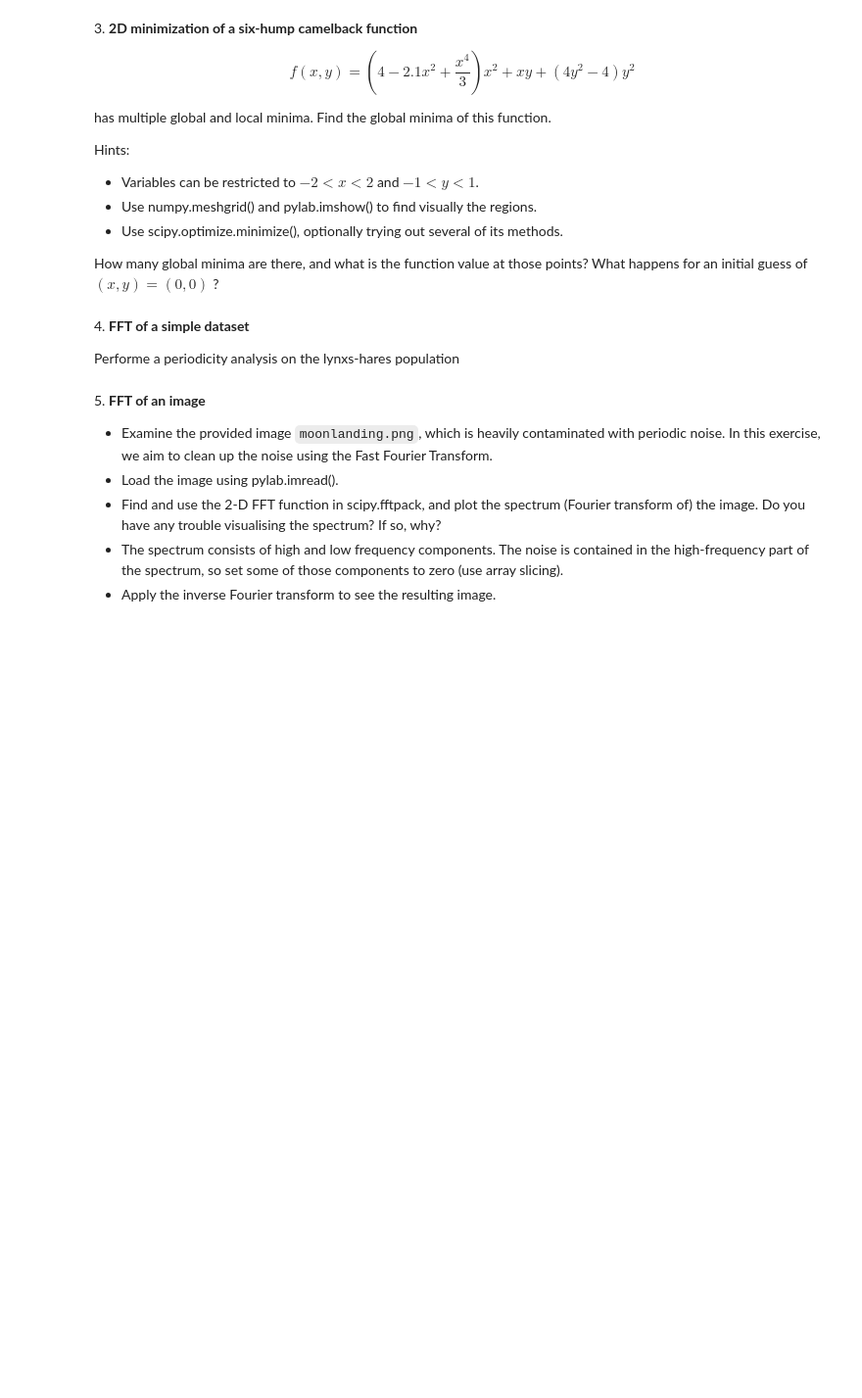
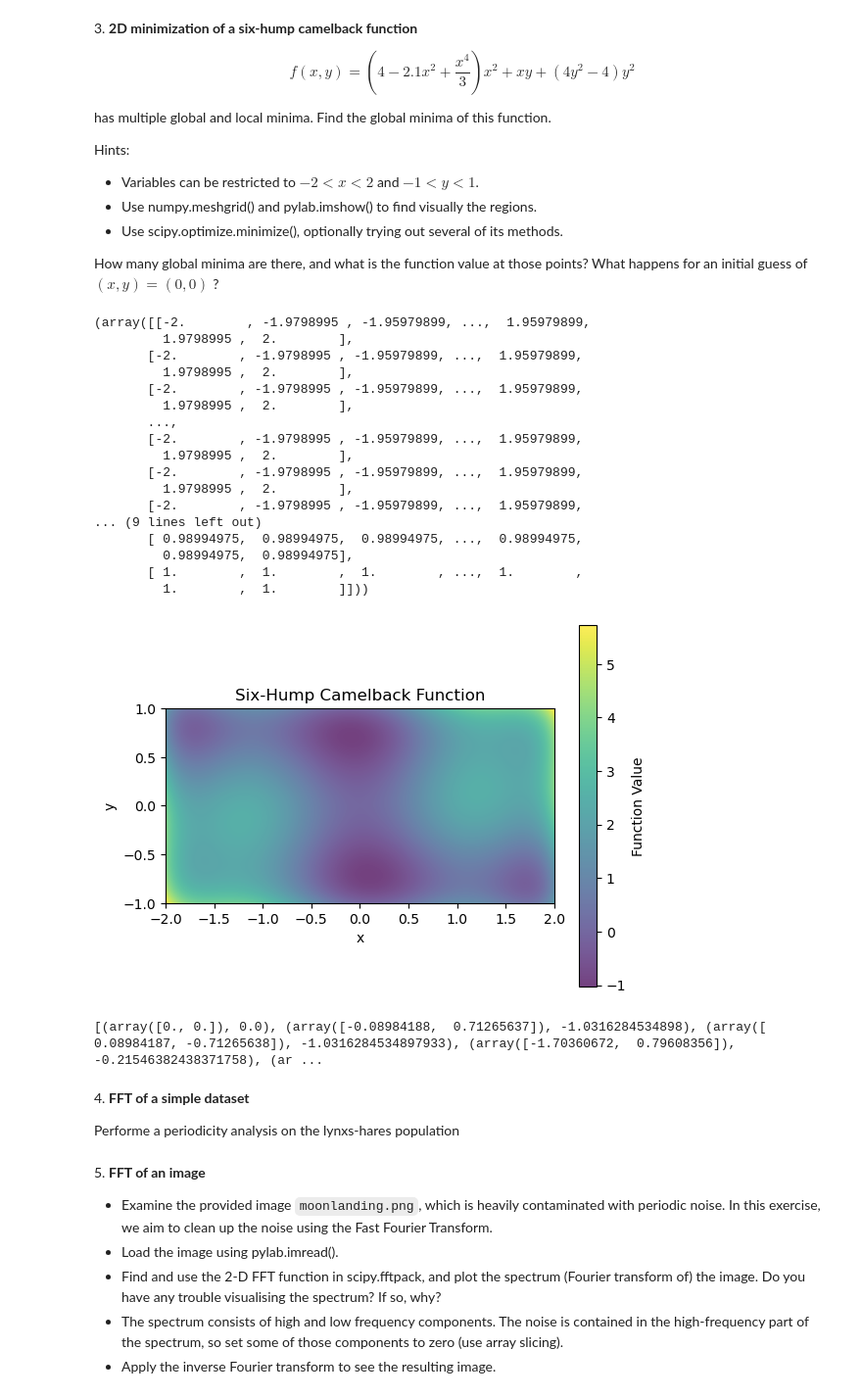
Before and after one commit to angelabortolato/LaboratoryOfComputationalPhysics_A, a Jupyter notebook: 09ex_Algorithms.ipynb, the cells around one changed output. Shown: that part at 98% size. Drawn from its saved outputs; the diff is of its cells as text; code cells hidden in the pictures; blank space fills up the shorter version.

```diff
--- a/09ex_Algorithms.ipynb
+++ b/09ex_Algorithms.ipynb
@@ -111,6 +133,60 @@ Hints:
 * Use scipy.optimize.minimize(), optionally trying out several of its methods.
 
 How many global minima are there, and what is the function value at those points? What happens for an initial guess of $(x, y) = (0, 0)$ ?
+# %%
+def f(z):
+    x,y = z
+    return (4 - 2.1* x**2 + x**4 /3)*x**2 + x*y + (4*y**2 -4)* y**2
+
+x= np.linspace(-2,2,200)
+y= np.linspace(-1, 1, 200)
+
+x1, x2=np.meshgrid(x, y)
+plt.imshow(f([x1,x2]), extent=[-2, 2, -1, 1], origin='lower', cmap='viridis', alpha=0.75)
+plt.colorbar(label='Function Value')
+plt.title("Six-Hump Camelback Function")
+plt.xlabel("x")
+plt.ylabel("y")
+plt.show()
+# %% [output]
+(array([[-2.        , -1.9798995 , -1.95979899, ...,  1.95979899,
+         1.9798995 ,  2.        ],
+       [-2.        , -1.9798995 , -1.95979899, ...,  1.95979899,
+         1.9798995 ,  2.        ],
+       [-2.        , -1.9798995 , -1.95979899, ...,  1.95979899,
+         1.9798995 ,  2.        ],
+       ...,
+       [-2.        , -1.9798995 , -1.95979899, ...,  1.95979899,
+         1.9798995 ,  2.        ],
+       [-2.        , -1.9798995 , -1.95979899, ...,  1.95979899,
+         1.9798995 ,  2.        ],
+       [-2.        , -1.9798995 , -1.95979899, ...,  1.95979899,
+... (9 lines left out)
+       [ 0.98994975,  0.98994975,  0.98994975, ...,  0.98994975,
+         0.98994975,  0.98994975],
+       [ 1.        ,  1.        ,  1.        , ...,  1.        ,
+         1.        ,  1.        ]]))
+[figure, added]
+# %%
+bounds = [(-2, 2), (-1, 1)]
+initial_guesses = [
+    [0, 0],
+    [0, 0.75],
+    [0, -0.75],
+    [-1.75, 0.75],
+    [1.75, -0.75]
+]
+
+minima=[]
+
+for guess in initial_guesses:
+    result=scipy.optimize.minimize(f, guess, bounds=bounds)
+    if result.success:
+        minima.append((result.x, result.fun))
+
+print(minima)
+# %% [output]
+[(array([0., 0.]), 0.0), (array([-0.08984188,  0.71265637]), -1.0316284534898), (array([ 0.08984187, -0.71265638]), -1.0316284534897933), (array([-1.70360672,  0.79608356]), -0.21546382438371758), (ar ...
 # %% [markdown]
 4\. **FFT of a simple dataset**
 
```
Also changed, not shown: parts of 5 cells of this notebook.
